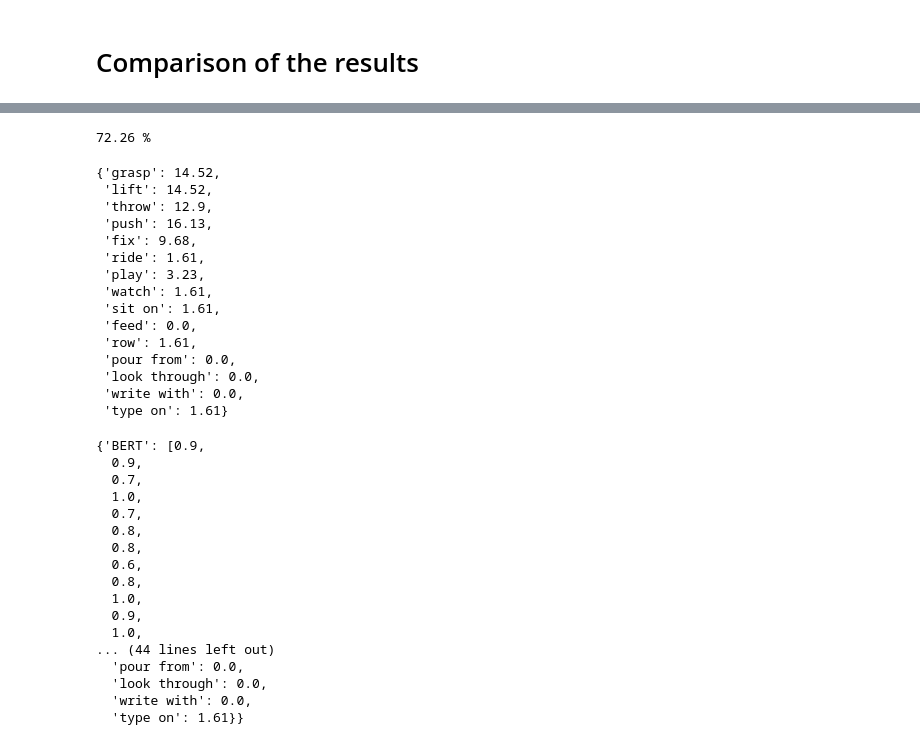
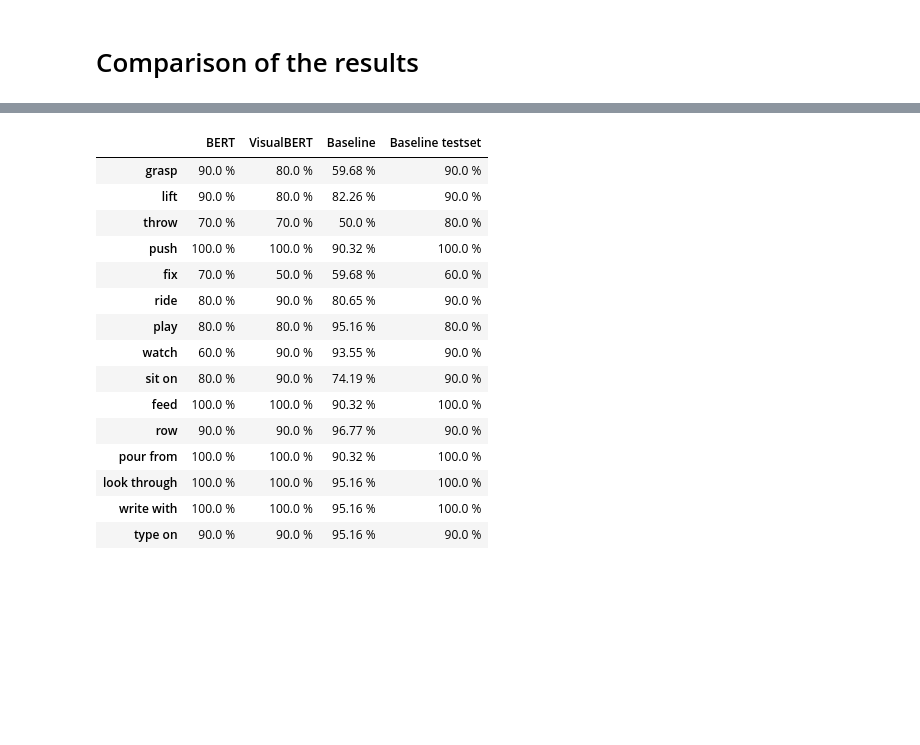
Before and after one commit to boattown/aics-course-project, a Jupyter notebook: code/test.ipynb, the cells around one changed output, grey strips where cells are left out. Drawn from its saved outputs; the diff is of its cells as text; code cells hidden in the pictures; blank space fills up the shorter version.

Commit message:
add tables for comparing the probes

```diff
--- a/code/test.ipynb
+++ b/code/test.ipynb
@@ -432,35 +330,45 @@ df
 # %%
 baseline_dict_affordances_test = dict.fromkeys(unique_affordances, 0)
 
 for index, row in df.iterrows():
     if row['Object'] in per_object_accuracy_bert_probe.keys():
         for k in baseline_dict_affordances_test.keys():
             baseline_dict_affordances_test[k] += row[k]
 
-baseline_total_affordances = 0
 for k,v in baseline_dict_affordances_test.items():
-    baseline_dict_affordances_test[k] = np.round((v * 100)/62, 2)
-    baseline_total_affordances += v
+    baseline_dict_affordances_test[k] = np.round((v * 100)/10, 2)
 
-baseline_total_affordances = np.round((baseline_total_affordances/(15*62))*100,2)
-print(f'{100-baseline_total_objects} %')
+results = {'BERT':list(per_affordance_accuracy_bert_probe.values()), 'VisualBERT':list(per_affordance_accuracy_visual_bert_probe.values()), 'Baseline':list(baseline_dict_affordances.values()), 'Baseline testset':baseline_dict_affordances_test}
+df_results = pd.DataFrame(results, index=list(per_affordance_accuracy_bert_probe.keys()))
+
+def show_percentage(val):
+    return f'{np.round(val * 100, 2)} %'
+
+def baseline_percentage(val):
+    if val < 50:
+        val = 100-val
+    return f'{np.round(val, 2)} %'
+
+df_results['BERT'] = df_results['BERT'].apply(show_percentage)
+df_results['VisualBERT'] = df_results['VisualBERT'].apply(show_percentage)
+df_results['Baseline'] = df_results['Baseline'].apply(baseline_percentage)
+df_results['Baseline testset'] = df_results['Baseline testset'].apply(baseline_percentage)
+
+df_results
 # %% [output]
-72.26 %
+|  | BERT | VisualBERT | Baseline | Baseline testset |
+| grasp | 90.0 % | 80.0 % | 59.68 % | 90.0 % |
+| lift | 90.0 % | 80.0 % | 82.26 % | 90.0 % |
+| throw | 70.0 % | 70.0 % | 50.0 % | 80.0 % |
+| push | 100.0 % | 100.0 % | 90.32 % | 100.0 % |
+| fix | 70.0 % | 50.0 % | 59.68 % | 60.0 % |
+| ride | 80.0 % | 90.0 % | 80.65 % | 90.0 % |
+| play | 80.0 % | 80.0 % | 95.16 % | 80.0 % |
+| watch | 60.0 % | 90.0 % | 93.55 % | 90.0 % |
+| sit on | 80.0 % | 90.0 % | 74.19 % | 90.0 % |
+| feed | 100.0 % | 100.0 % | 90.32 % | 100.0 % |
+| row | 90.0 % | 90.0 % | 96.77 % | 90.0 % |
+| pour from | 100.0 % | 100.0 % | 90.32 % | 100.0 % |
+| look through | 100.0 % | 100.0 % | 95.16 % | 100.0 % |
+| write with | 100.0 % | 100.0 % | 95.16 % | 100.0 % |
+| type on | 90.0 % | 90.0 % | 95.16 % | 90.0 % |
-# %%
-baseline_dict_affordances_test
-# %% [output]
-{'grasp': 14.52,
- 'lift': 14.52,
- 'throw': 12.9,
- 'push': 16.13,
- 'fix': 9.68,
- 'ride': 1.61,
- 'play': 3.23,
- 'watch': 1.61,
- 'sit on': 1.61,
- 'feed': 0.0,
- 'row': 1.61,
- 'pour from': 0.0,
- 'look through': 0.0,
- 'write with': 0.0,
- 'type on': 1.61}
@@ -469,20 +374,0 @@ results = {'BERT':list(per_affordance_accuracy_bert_probe.values()), 'VisualBERT
-# %%
-results
-# %% [output]
-{'BERT': [0.9,
-  0.9,
-  0.7,
-  1.0,
-  0.7,
-  0.8,
-  0.8,
-  0.6,
-  0.8,
-  1.0,
-  0.9,
-  1.0,
-... (44 lines left out)
-  'pour from': 0.0,
-  'look through': 0.0,
-  'write with': 0.0,
-  'type on': 1.61}}
```
Also changed, not shown: parts of 25 cells of this notebook, 1 other file.
